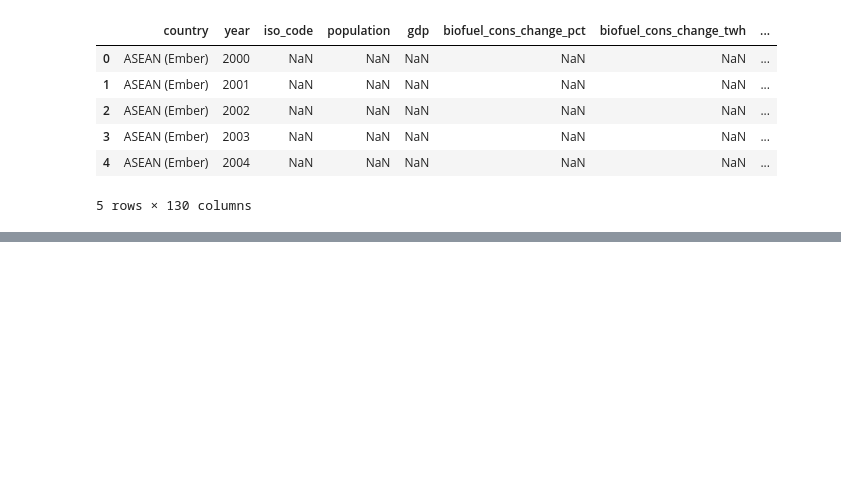
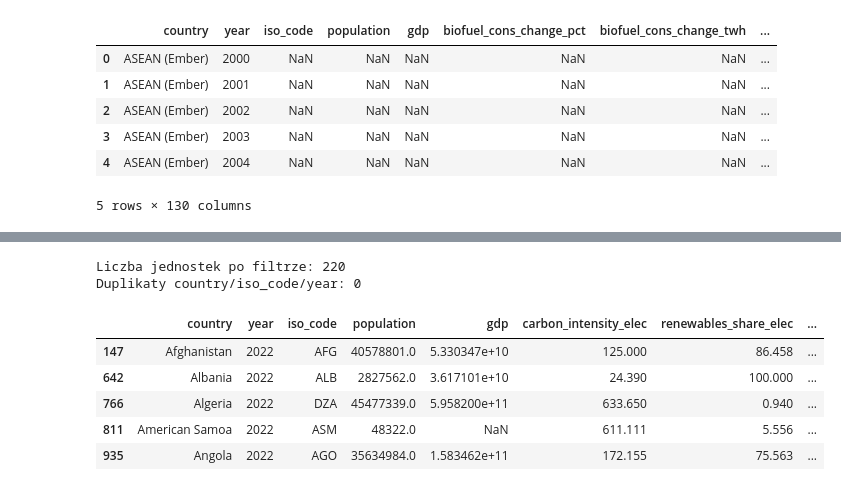
Before and after one commit to J-E-Wa/Analiza-i-wizualizacja-danych, a Jupyter notebook: energy-data-analyze.ipynb, the cells around one changed output, grey strips where cells are left out. Saved outputs shown, nothing was run; the diff lists cells and outputs as text; code cells hidden in the pictures; blank space fills up the shorter version.

```diff
--- a/energy-data-analyze.ipynb
+++ b/energy-data-analyze.ipynb
@@ -55,0 +92,28 @@ Liczba unikalnych lokalizacji: 314
+# %%
+selected_cols = [
+    "country", "year", "iso_code", "population", "gdp",
+    "carbon_intensity_elec", "renewables_share_elec", "fossil_share_elec",
+    "nuclear_share_elec", "hydro_share_elec", "wind_share_elec",
+    "solar_share_elec", "electricity_demand_per_capita", "energy_per_capita"
+]
+
+data = df[
+    (df["year"] == 2022)
+    & df["iso_code"].notna()
+    & (~df["iso_code"].astype(str).str.startswith("OWID"))
+][selected_cols].copy()
+
+data["gdp_per_capita"] = data["gdp"] / data["population"]
+
+print("Liczba jednostek po filtrze:", len(data))
+print("Duplikaty country/iso_code/year:", data.duplicated(["iso_code", "year"]).sum())
+data.head()
+# %% [output]
+Liczba jednostek po filtrze: 220
+Duplikaty country/iso_code/year: 0
+|  | country | year | iso_code | population | gdp | carbon_intensity_elec | renewables_share_elec | ... |
+| 147 | Afghanistan | 2022 | AFG | 40578801.0 | 5.330347e+10 | 125.000 | 86.458 | ... |
+| 642 | Albania | 2022 | ALB | 2827562.0 | 3.617101e+10 | 24.390 | 100.000 | ... |
+| 766 | Algeria | 2022 | DZA | 45477339.0 | 5.958200e+11 | 633.650 | 0.940 | ... |
+| 811 | American Samoa | 2022 | ASM | 48322.0 | NaN | 611.111 | 5.556 | ... |
+| 935 | Angola | 2022 | AGO | 35634984.0 | 1.583462e+11 | 172.155 | 75.563 | ... |
```
Also changed, not shown: parts of 6 cells of this notebook.
